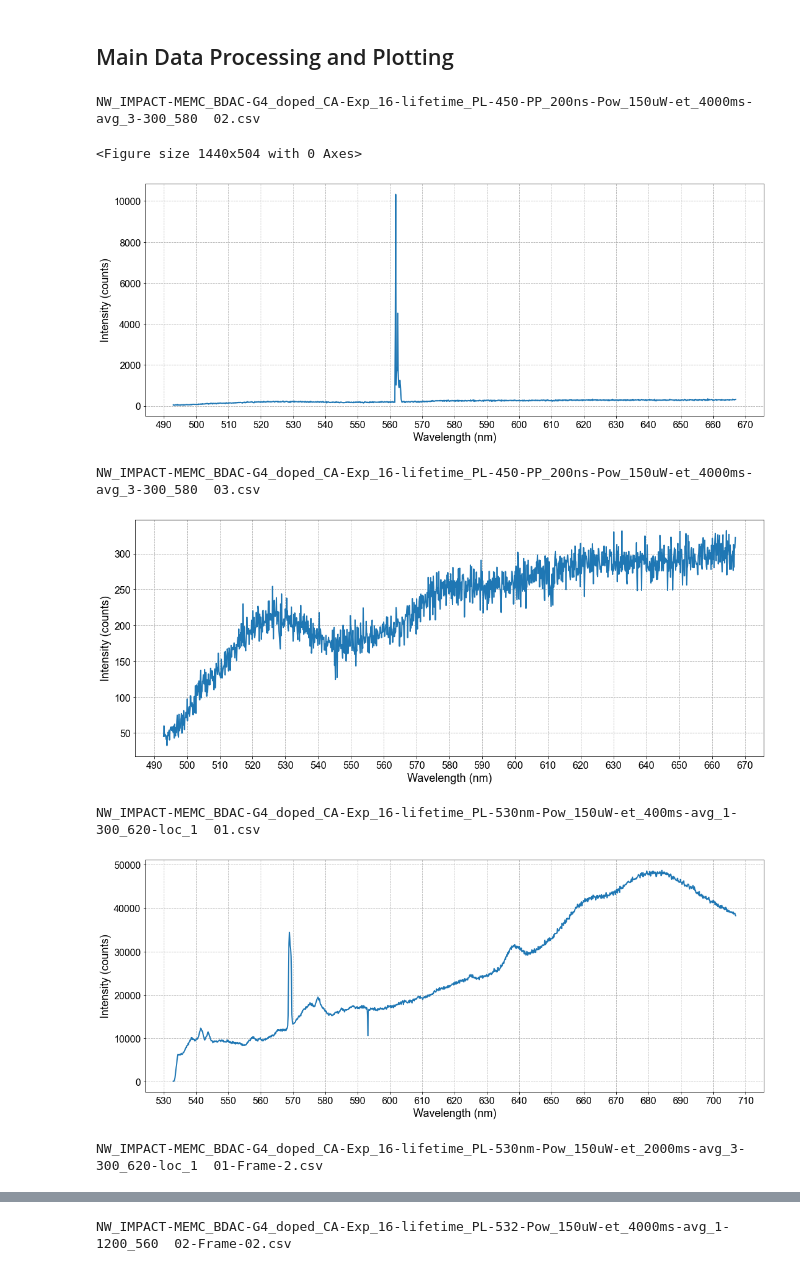
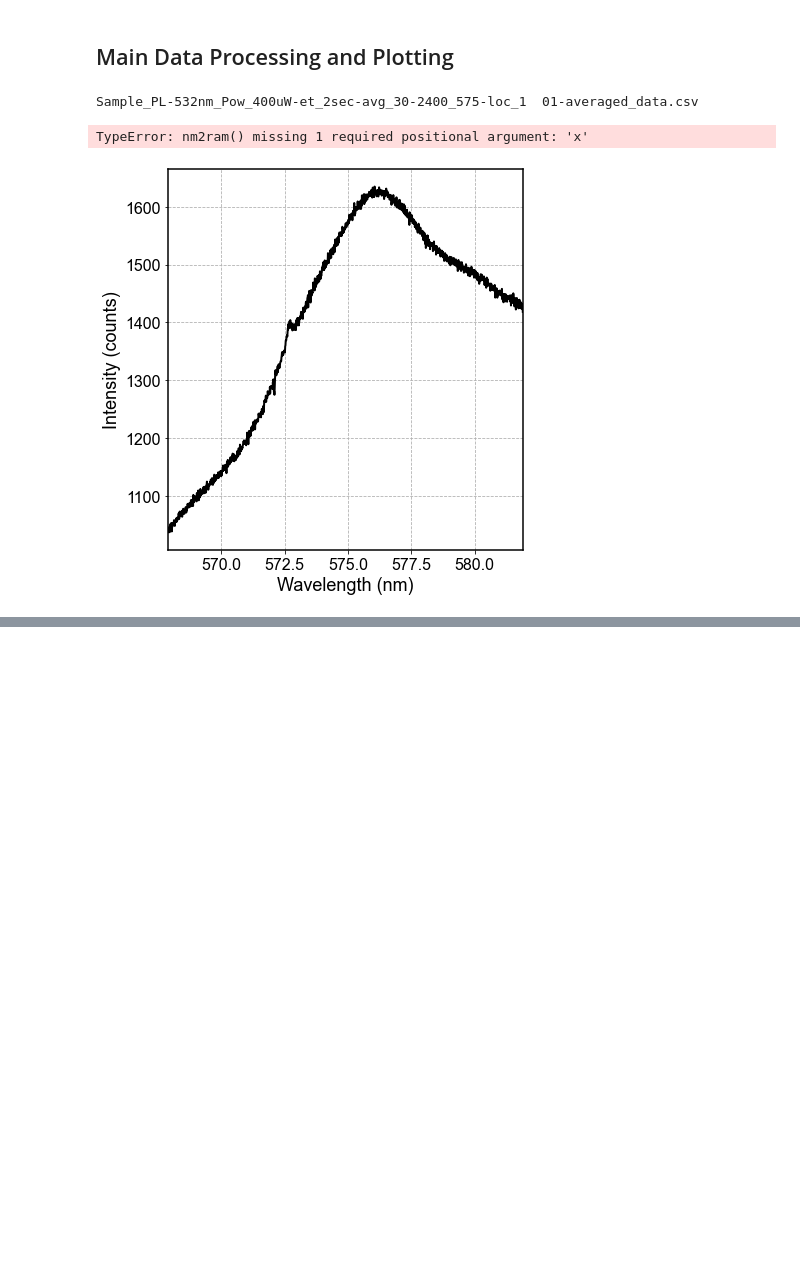
Before and after one commit to professorchaman/Data_Analysis, a Jupyter notebook: General Plotting and Data Analysis - CG_05142023.ipynb, the cells around one changed output, grey strips where cells are left out. Drawn from its saved outputs; the diff is of its cells as text; code cells hidden in the pictures; blank space fills up the shorter version.

Commit message:
Major repo organization

```diff
--- a/General Plotting and Data Analysis - CG_05142023.ipynb
+++ b/General Plotting and Data Analysis - CG_05142023.ipynb
@@ -54,7 +36,9 @@ from helpers import *
 ## Set graphing properties
 
 matplotlib.rcParams['font.sans-serif'] = ['Arial'] # Helvetica
-plt.rcParams["figure.figsize"] = (16,7)
+plt.rcParams["figure.figsize"] = [16, 7]
+plt.rcParams["figure.dpi"] = 600
+plt.rcParams['axes.linewidth'] = 1.5
 
 SMALL_SIZE = 16
 MEDIUM_SIZE = 18
@@ -117,10 +101,12 @@ SelectFilesButton(description='Select File', icon='square-o', style=ButtonStyle(
 # %%
 do_cosmic_rays_removal = 'y'
 if do_cosmic_rays_removal == 'y':
-    x_data, cosmic_removed_data = remove_cosmic_rays(cleanFiles,batching=False,batch_size=3,average=False)
+    x_data, cosmic_removed_data, averaged_data = remove_cosmic_rays(cleanFiles,batching=True,batch_size=3,average=True)
     print("cosmic rays removed")
 
     plt.plot(x_data,cosmic_removed_data)
+    if len(averaged_data) > 0:
+        plt.plot(x_data,averaged_data, color='red', linewidth=2, linestyle='--', label='Averaged')
     plt.show()
 
 do_data_averaging = 'n'
@@ -204,7 +190,7 @@ power_lab = []
 
 # Put this outside loop if you want only one plot with all cruves. Keep it inside if you want separate plots
 
-fig1 = plt.figure(figsize=(20,7))
+# fig1 = plt.figure()
 
 # if do_mfv_calc == 'y':
 #     ax1 = fig1.add_subplot(121)
@@ -214,7 +200,7 @@ fig1 = plt.figure(figsize=(20,7))
 
 for i in tqdm(range(0, len(fdata))):
 
-    fig1 = plt.figure(figsize=(40,7))
+    fig1 = plt.figure(figsize=(14,7))
     ax1 = fig1.add_subplot(121) # Put this outside loop if you want only one plot with all cruves. Keep it inside if you want separate plots
 
     head_i, tail_i = os.path.split(fdata[i])
@@ -228,7 +214,6 @@ for i in tqdm(range(0, len(fdata))):
     if do_slicing == 'y': x_data, y_data, intens_data, start, end = slicing_func(x_data,y_data,intens_data,start_x,end_x)
 
     norm_intens_data = norm_func(x_data,y_data,do_normalize)
-
 
     if do_median_filtering == 'y': filt_data = filter_median(norm_intens_data, k_size)
     else: filt_data = norm_intens_data
@@ -288,11 +273,7 @@ for i in tqdm(range(0, len(fdata))):
         peak_y = savgol_filt_data[find_peaks(y_val,width=w_size,prominence=p_prom)[0]]
 
         if all(peak_y>thresh)==True:
-            #print(tail_i)
-            #print(peak_x, peak_y)
             ax1.scatter(peak_x, peak_y,marker='D',color='k')
-        #file_data_df_i = pd.DataFrame([[tail_i, np.min(x_val),np.max(x_val)]])
-        #file_data_df = file_data_df.append(file_data_df_i,ignore_index=True)
     else:
         pass
 
@@ -327,65 +308,45 @@ for i in tqdm(range(0, len(fdata))):
 
         y_per = y_val
 
-        ax1.plot(x_val, y_per,lw=2, ls='-', label=tail_i) # Code line to plot the curves
+        ax1.plot(x_val, y_per, lw=2, color='k', label=tail_i) # Code line to plot the curves
 
     # General plot properties are set below
     print(tail_i)
     # ax1.set_title(f'{tail_i}')
     ax1.set_xlabel(x_label)
     ax1.set_ylabel('Intensity (counts)')
-    # ax1.set_xlim(530,577)
+    ax1.set_xlim(x_val[0],x_val[-1])
     # ax1.set_ylim(0,25000)
     ax1.grid(True,linestyle='--')
 
     # ax1.set_yticks([])
 
     #ax1.tick_params(axis='y',which='both',left='off',labelleft='off')
 
-    ax1.xaxis.set_major_locator(MultipleLocator(10))
-    ax1.xaxis.set_major_formatter('{x:.0f}')
+    # ax1.xaxis.set_major_locator(MultipleLocator(20))
+    # ax1.xaxis.set_major_formatter('{x:.0f}')
     # ax1.yaxis.set_major_locator(MultipleLocator(5000))
     # ax1.yaxis.set_major_formatter('{x:.0f}')
 
     # # For the minor ticks, use no labels; default NullFormatter.
-    # ax1.xaxis.set_minor_locator(MultipleLocator(1))
+    # ax1.xaxis.set_minor_locator(MultipleLocator(10))
     # ax1.legend(bbox_to_anchor=(1, 1),title='High Pressure',loc='upper right')
 
-
-    # # Add a secondary x-axis
-    # secax = ax1.secondary_xaxis('top', functions=(nm2eV, eV2nm))
-    # secax.set_xlabel('Energy (eV)')
+    # Add a secondary x-axis
+    secax = ax1.secondary_xaxis('top', functions=(nm2ram(laser_source=532.109), ram2nm(laser_source=532.109)))
+    secax.set_xlabel('Energy (eV)')
     # secax.xaxis.set_major_locator(MultipleLocator(0.05))
     # secax.xaxis.set_major_formatter('{x:.2f}')
     # secax.xaxis.set_minor_locator(MultipleLocator(0.01))
-
-# # Add the arrow
-# arrow = ax1.annotate('',
-#                     xy=(724, 5.3),               # Start point of the arrow
-#                     xytext=(728, 1),           # End point of the arrow
-#                     arrowprops=dict(arrowstyle='->',         # Arrow style
-#                                     lw=2),              # Line width
-#                     annotation_clip=False)   # Allow the arrow to extend beyond the plot limits
-
-# # Add the text at the tip of the arrow
-# ax1.text(724, 5.3, 'Increasing Pressure', ha='center', va='bottom')
-
-    # fig1.tight_layout()
-    # plt.ion()
 
     plt.show()
 
 
 if do_mfv_calc == 'y': plot_meanf_data(laser_Pow, meanf_df, ax2, plot_title='Put your title here')
 
 
 # plt.savefig(os.path.join(head_i,"../Processed_data","20GPa-SiV_PL-d1.png"),dpi=300,bbox_inches='tight')
 # %% [output]
-NW_IMPACT-MEMC_BDAC-G4_doped_CA-Exp_16-lifetime_PL-450-PP_200ns-Pow_150uW-et_4000ms-avg_3-300_580  02.csv
+Sample_PL-532nm_Pow_400uW-et_2sec-avg_30-2400_575-loc_1  01-averaged_data.csv
-<Figure size 1440x504 with 0 Axes>
+TypeError: nm2ram() missing 1 required positional argument: 'x'
-[figure, old version]
+[figure, new version]
-NW_IMPACT-MEMC_BDAC-G4_doped_CA-Exp_16-lifetime_PL-450-PP_200ns-Pow_150uW-et_4000ms-avg_3-300_580  03.csv
-[figure, removed]
-NW_IMPACT-MEMC_BDAC-G4_doped_CA-Exp_16-lifetime_PL-530nm-Pow_150uW-et_400ms-avg_1-300_620-loc_1  01.csv
-[figure, removed]
-NW_IMPACT-MEMC_BDAC-G4_doped_CA-Exp_16-lifetime_PL-530nm-Pow_150uW-et_2000ms-avg_3-300_620-loc_1  01-Frame-2.csv
@@ -393 +352,0 @@ NW_IMPACT-MEMC_BDAC-G4_doped_CA-Exp_16-lifetime_PL-530nm-Pow_150uW-et_2000ms-avg
-NW_IMPACT-MEMC_BDAC-G4_doped_CA-Exp_16-lifetime_PL-532-Pow_150uW-et_4000ms-avg_1-1200_560  02-Frame-02.csv
```
Also changed, not shown: parts of 6 cells of this notebook, 2 other files.
